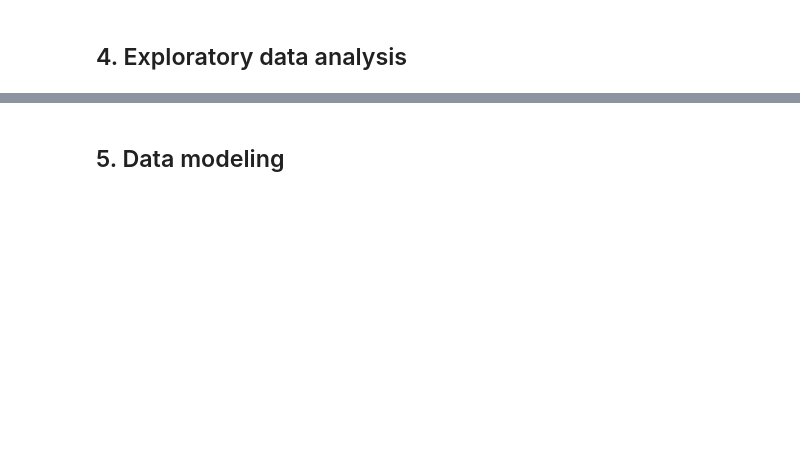
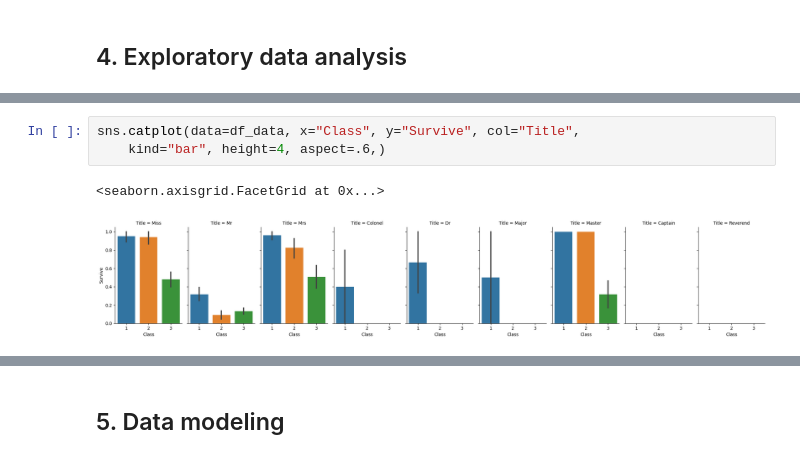
Before and after one commit to iamlkn/Intro2DS-Final-Project, a Jupyter notebook: src/Finalproject.ipynb, the cells around one changed output, grey strips where cells are left out. Drawn from its saved outputs; the diff is of its cells as text; blank space fills up the shorter version.

```diff
--- a/src/Finalproject.ipynb
+++ b/src/Finalproject.ipynb
@@ -758,0 +838,6 @@ X_train, X_test, y_train, y_test = train_test_split(df_cp[Input], df_cp[Target],
+# %%
+sns.catplot(data=df_data, x="Class", y="Survive", col="Title",
+    kind="bar", height=4, aspect=.6,)
+# %% [output]
+<seaborn.axisgrid.FacetGrid at 0x...>
+[figure, added]
```
Also changed, not shown: parts of 39 cells of this notebook.
